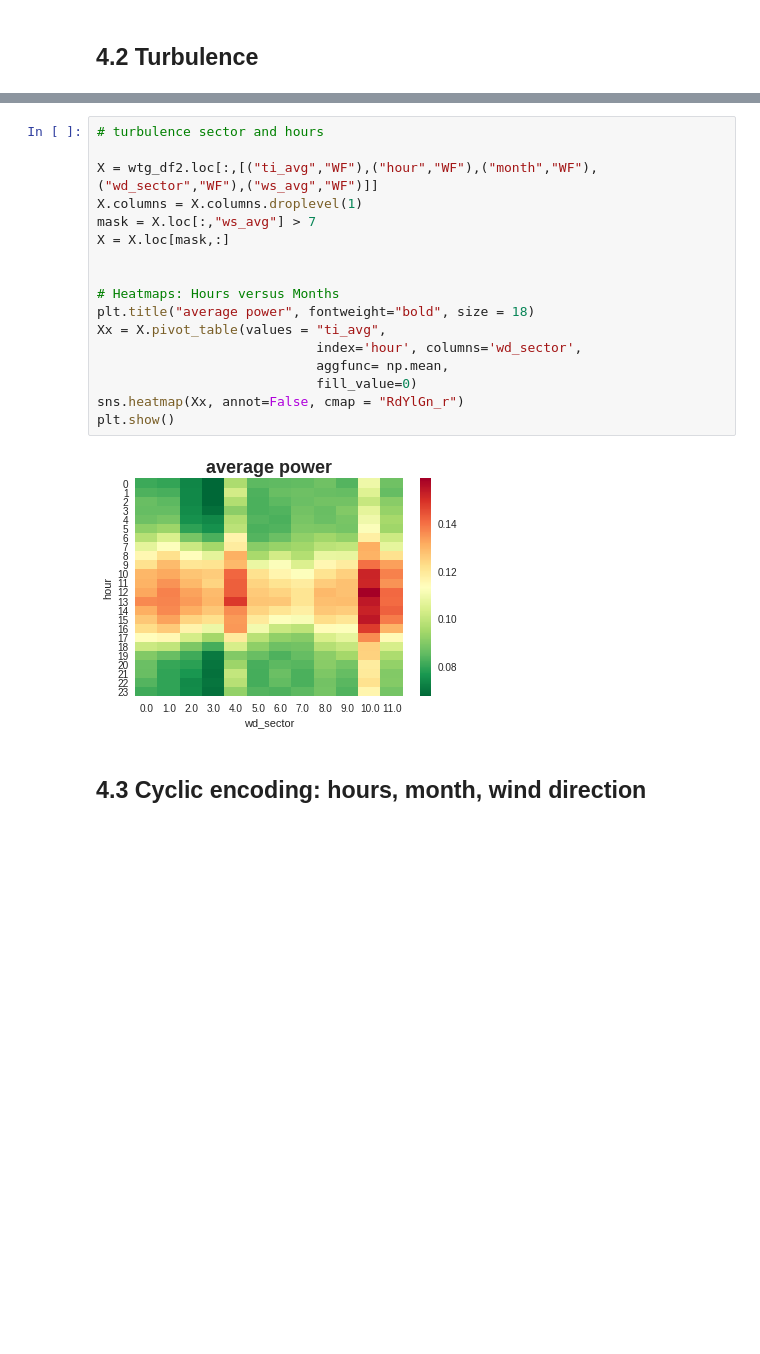
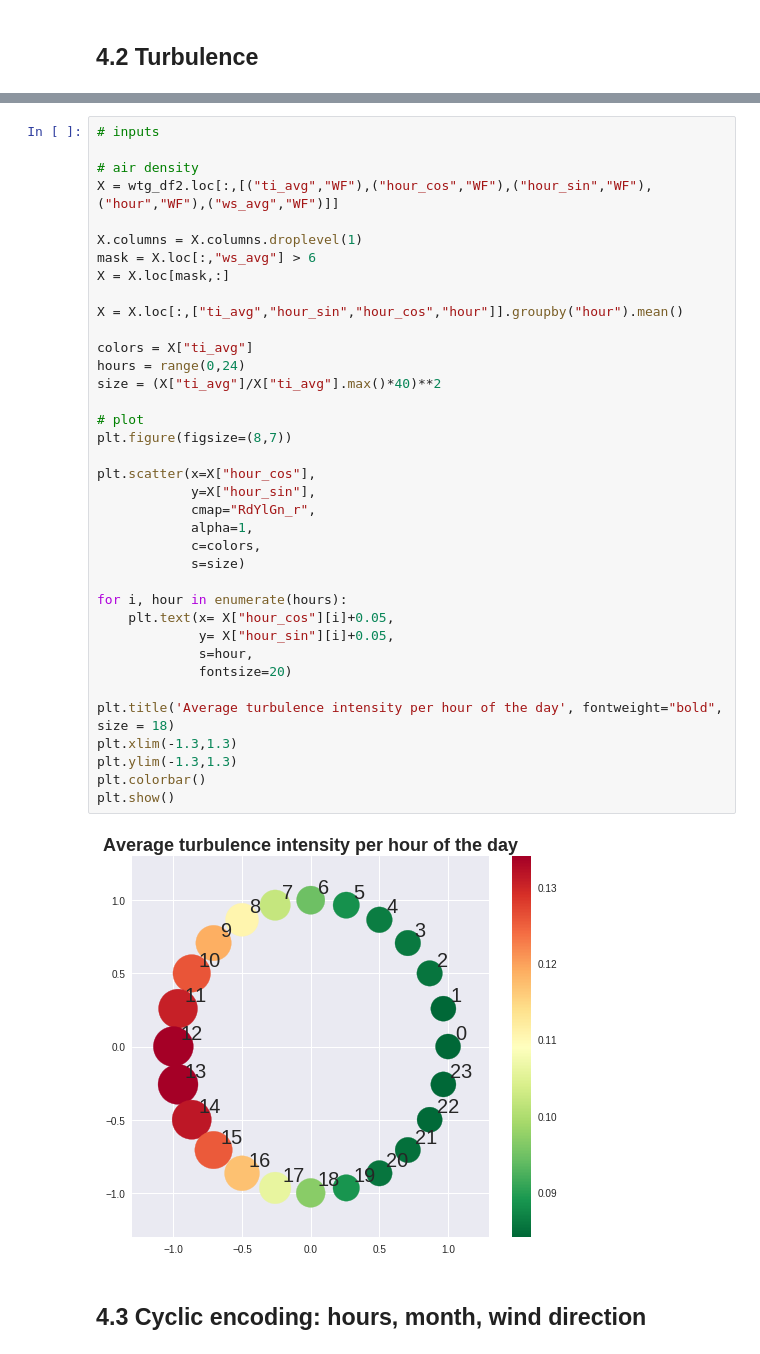
Before and after one commit to Umercia/wind_power, a Jupyter notebook: data_processing.ipynb, the cells around one changed output, grey strips where cells are left out. Cells and saved outputs as stored; diff of their text form; blank space fills up the shorter version.

```diff
--- a/data_processing.ipynb
+++ b/data_processing.ipynb
@@ -1024,22 +1103,42 @@ plt.show()
-# %%
-# turbulence sector and hours
-
-X = wtg_df2.loc[:,[("ti_avg","WF"),("hour","WF"),("month","WF"),("wd_sector","WF"),("ws_avg","WF")]]
-X.columns = X.columns.droplevel(1)
-mask = X.loc[:,"ws_avg"] > 7
-X = X.loc[mask,:]
-
-
-# Heatmaps: Hours versus Months
-plt.title("average power", fontweight="bold", size = 18)
-Xx = X.pivot_table(values = "ti_avg",
-                            index='hour', columns='wd_sector',
-                            aggfunc= np.mean,
-                            fill_value=0)
-sns.heatmap(Xx, annot=False, cmap = "RdYlGn_r")
-plt.show()
-# %% [output]
-[figure, removed]
+# %%
+# inputs
+
+# air density
+X = wtg_df2.loc[:,[("ti_avg","WF"),("hour_cos","WF"),("hour_sin","WF"),("hour","WF"),("ws_avg","WF")]]
+
+X.columns = X.columns.droplevel(1)
+mask = X.loc[:,"ws_avg"] > 6
+X = X.loc[mask,:]
+
+X = X.loc[:,["ti_avg","hour_sin","hour_cos","hour"]].groupby("hour").mean()
+
+colors = X["ti_avg"]
+hours = range(0,24)
+size = (X["ti_avg"]/X["ti_avg"].max()*40)**2
+
+# plot
+plt.figure(figsize=(8,7))
+
+plt.scatter(x=X["hour_cos"],
+            y=X["hour_sin"],
+            cmap="RdYlGn_r",
+            alpha=1,
+            c=colors,
+            s=size)
+
+for i, hour in enumerate(hours):
+    plt.text(x= X["hour_cos"][i]+0.05,
+             y= X["hour_sin"][i]+0.05,
+             s=hour,
+             fontsize=20)
+
+plt.title('Average turbulence intensity per hour of the day', fontweight="bold", size = 18)
+plt.xlim(-1.3,1.3)
+plt.ylim(-1.3,1.3)
+plt.colorbar()
+plt.show()
+# %% [output]
+[figure, added]
 # %% [markdown]
 ## 4.3 Cyclic encoding: hours, month, wind direction
 # %%
```
Also changed, not shown: parts of 17 cells of this notebook.
